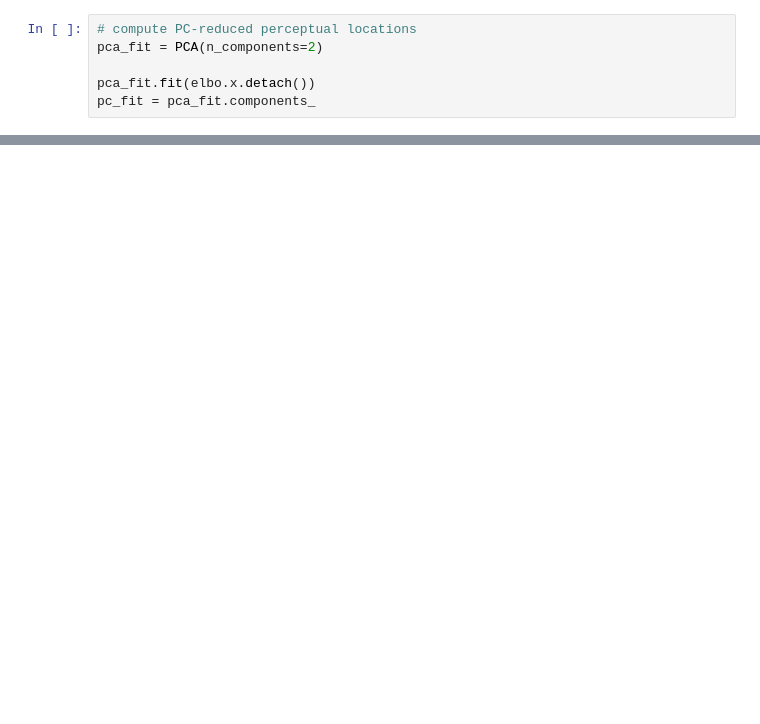
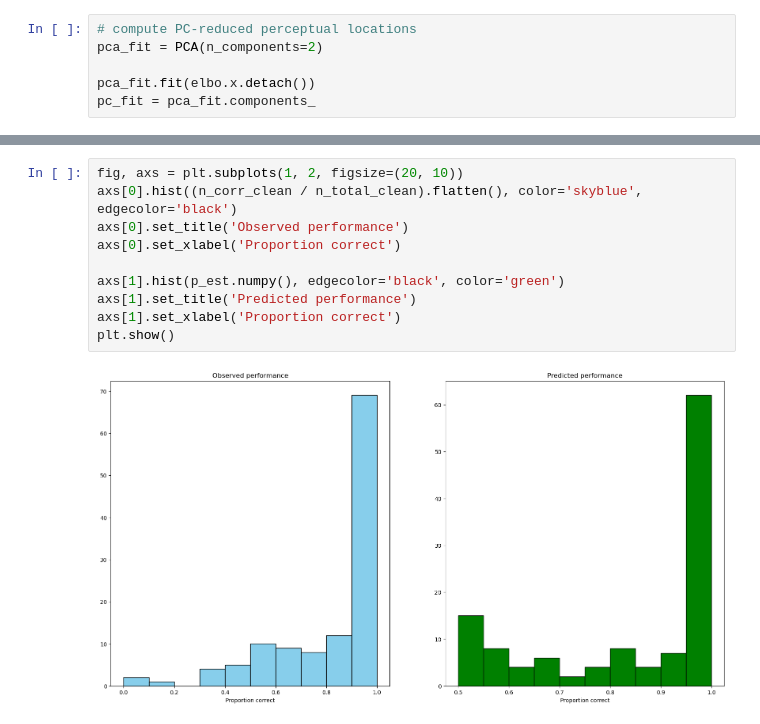
Before and after one commit to nguyen-td/value_manifold, a Jupyter notebook: plot_value_manifolds.ipynb, the cells around one changed output, grey strips where cells are left out. Cells and saved outputs as stored; diff of their text form; blank space fills up the shorter version.

```diff
--- a/plot_value_manifolds.ipynb
+++ b/plot_value_manifolds.ipynb
@@ -59,0 +89,12 @@ array([-0.00127843, -0.00127846, -0.00127846,  0.00915175,  0.00771276,
+# %%
+fig, axs = plt.subplots(1, 2, figsize=(20, 10))
+axs[0].hist((n_corr_clean / n_total_clean).flatten(), color='skyblue', edgecolor='black')
+axs[0].set_title('Observed performance')
+axs[0].set_xlabel('Proportion correct')
+
+axs[1].hist(p_est.numpy(), edgecolor='black', color='green')
+axs[1].set_title('Predicted performance')
+axs[1].set_xlabel('Proportion correct')
+plt.show()
+# %% [output]
+[figure, added]
```
Also changed, not shown: parts of 10 cells of this notebook, 1 other file.
